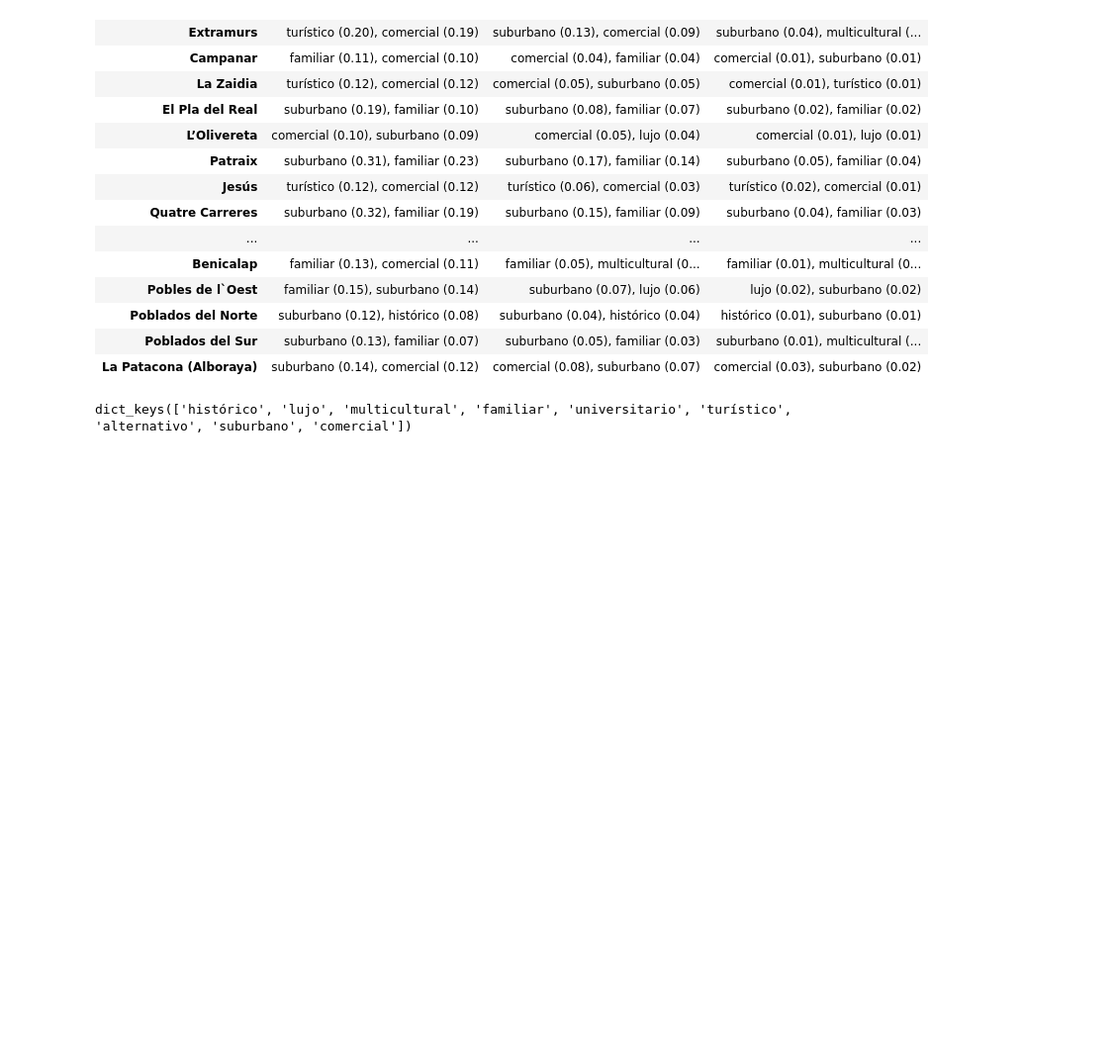
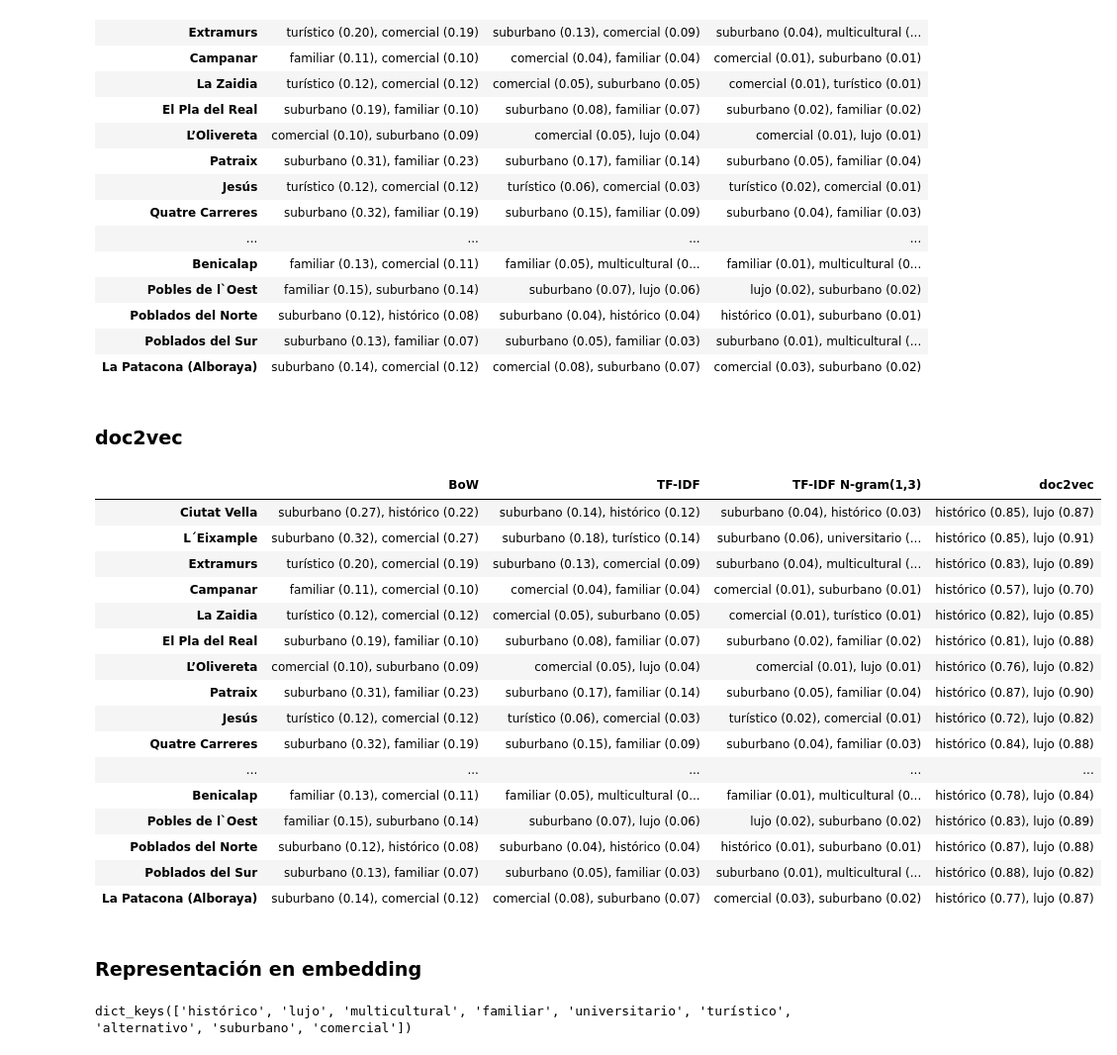
Before and after one commit to esedesam/mcd-nlp-proyecto, a Jupyter notebook: clasificarBarrios.ipynb, the cells around one changed output. Shown at 99% size. Cells and saved outputs as stored; diff of their text form; code cells hidden in the pictures; blank space fills up the shorter version.

Commit message:
Arreglado embedding y añadido doc2vec

```diff
--- a/clasificarBarrios.ipynb
+++ b/clasificarBarrios.ipynb
@@ -150,6 +173,45 @@ mostSimilarDf
 | Poblados del Norte | suburbano (0.12), histórico (0.08) | suburbano (0.04), histórico (0.04) | histórico (0.01), suburbano (0.01) |
 | Poblados del Sur | suburbano (0.13), familiar (0.07) | suburbano (0.05), familiar (0.03) | suburbano (0.01), multicultural (... |
 | La Patacona (Alboraya) | suburbano (0.14), comercial (0.12) | comercial (0.08), suburbano (0.07) | comercial (0.03), suburbano (0.02) |
+# %% [markdown]
+### doc2vec
+# %%
+preds = []
+for text in descriptions:
+
+    aux = pd.DataFrame({'class': classes})
+    doc = nlp(text)
+
+    for idx, classText in enumerate(classDescriptions):
+        classDoc = nlp(classText)
+        sim = doc.similarity(classDoc)
+        aux.loc[idx, 'sim'] = sim
+
+    aux.sort_values('sim', ascending = False, inplace = True)
+    preds.append(f"{aux.loc[0, 'class']} ({aux.loc[0, 'sim']:.2f}), {aux.loc[1, 'class']} ({aux.loc[1, 'sim']:.2f})")
+
+mostSimilarDf['doc2vec'] = preds
+mostSimilarDf
+# %% [output]
+|  | BoW | TF-IDF | TF-IDF N-gram(1,3) | doc2vec |
+| Ciutat Vella | suburbano (0.27), histórico (0.22) | suburbano (0.14), histórico (0.12) | suburbano (0.04), histórico (0.03) | histórico (0.85), lujo (0.87) |
+| L´Eixample | suburbano (0.32), comercial (0.27) | suburbano (0.18), turístico (0.14) | suburbano (0.06), universitario (... | histórico (0.85), lujo (0.91) |
+| Extramurs | turístico (0.20), comercial (0.19) | suburbano (0.13), comercial (0.09) | suburbano (0.04), multicultural (... | histórico (0.83), lujo (0.89) |
+| Campanar | familiar (0.11), comercial (0.10) | comercial (0.04), familiar (0.04) | comercial (0.01), suburbano (0.01) | histórico (0.57), lujo (0.70) |
+| La Zaidia | turístico (0.12), comercial (0.12) | comercial (0.05), suburbano (0.05) | comercial (0.01), turístico (0.01) | histórico (0.82), lujo (0.85) |
+| El Pla del Real | suburbano (0.19), familiar (0.10) | suburbano (0.08), familiar (0.07) | suburbano (0.02), familiar (0.02) | histórico (0.81), lujo (0.88) |
+| L’Olivereta | comercial (0.10), suburbano (0.09) | comercial (0.05), lujo (0.04) | comercial (0.01), lujo (0.01) | histórico (0.76), lujo (0.82) |
+| Patraix | suburbano (0.31), familiar (0.23) | suburbano (0.17), familiar (0.14) | suburbano (0.05), familiar (0.04) | histórico (0.87), lujo (0.90) |
+| Jesús | turístico (0.12), comercial (0.12) | turístico (0.06), comercial (0.03) | turístico (0.02), comercial (0.01) | histórico (0.72), lujo (0.82) |
+| Quatre Carreres | suburbano (0.32), familiar (0.19) | suburbano (0.15), familiar (0.09) | suburbano (0.04), familiar (0.03) | histórico (0.84), lujo (0.88) |
+| ... | ... | ... | ... | ... |
+| Benicalap | familiar (0.13), comercial (0.11) | familiar (0.05), multicultural (0... | familiar (0.01), multicultural (0... | histórico (0.78), lujo (0.84) |
+| Pobles de l`Oest | familiar (0.15), suburbano (0.14) | suburbano (0.07), lujo (0.06) | lujo (0.02), suburbano (0.02) | histórico (0.83), lujo (0.89) |
+| Poblados del Norte | suburbano (0.12), histórico (0.08) | suburbano (0.04), histórico (0.04) | histórico (0.01), suburbano (0.01) | histórico (0.87), lujo (0.88) |
+| Poblados del Sur | suburbano (0.13), familiar (0.07) | suburbano (0.05), familiar (0.03) | suburbano (0.01), multicultural (... | histórico (0.88), lujo (0.82) |
+| La Patacona (Alboraya) | suburbano (0.14), comercial (0.12) | comercial (0.08), suburbano (0.07) | comercial (0.03), suburbano (0.02) | histórico (0.77), lujo (0.87) |
+# %% [markdown]
+### Representación en embedding
 # %%
 # Obtener representación vectorial de lexemas y las palabras de los textos
 words = []
```
Also changed, not shown: parts of 10 cells of this notebook.
